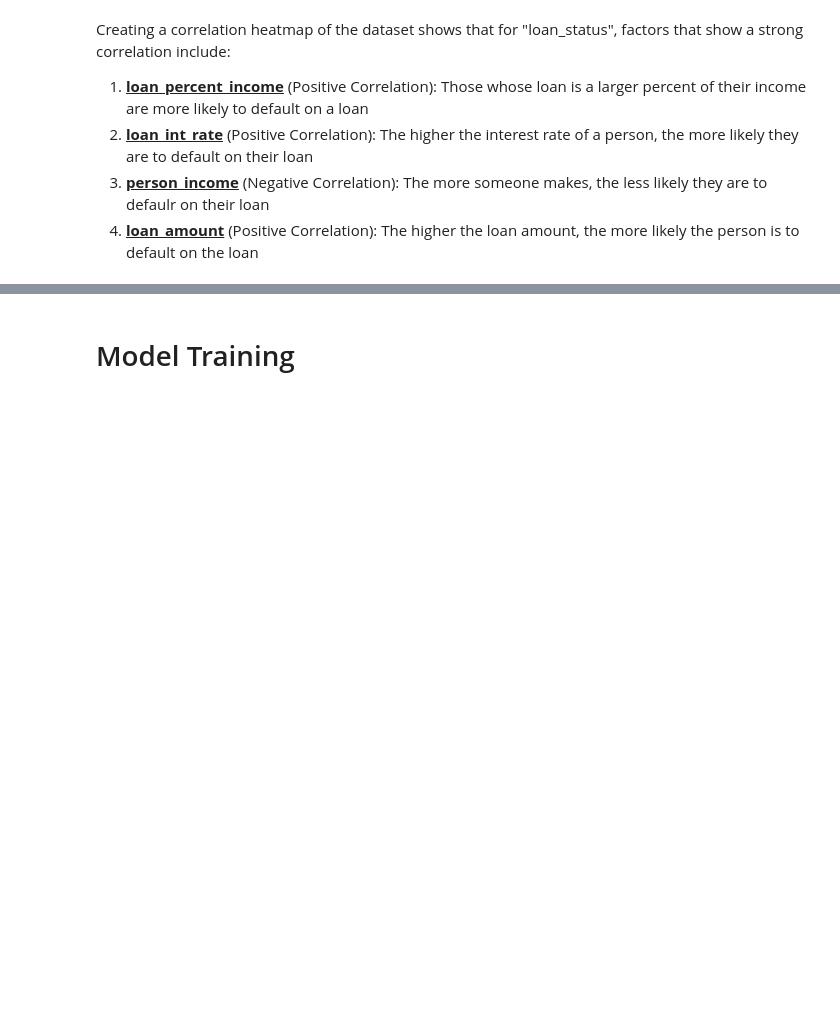
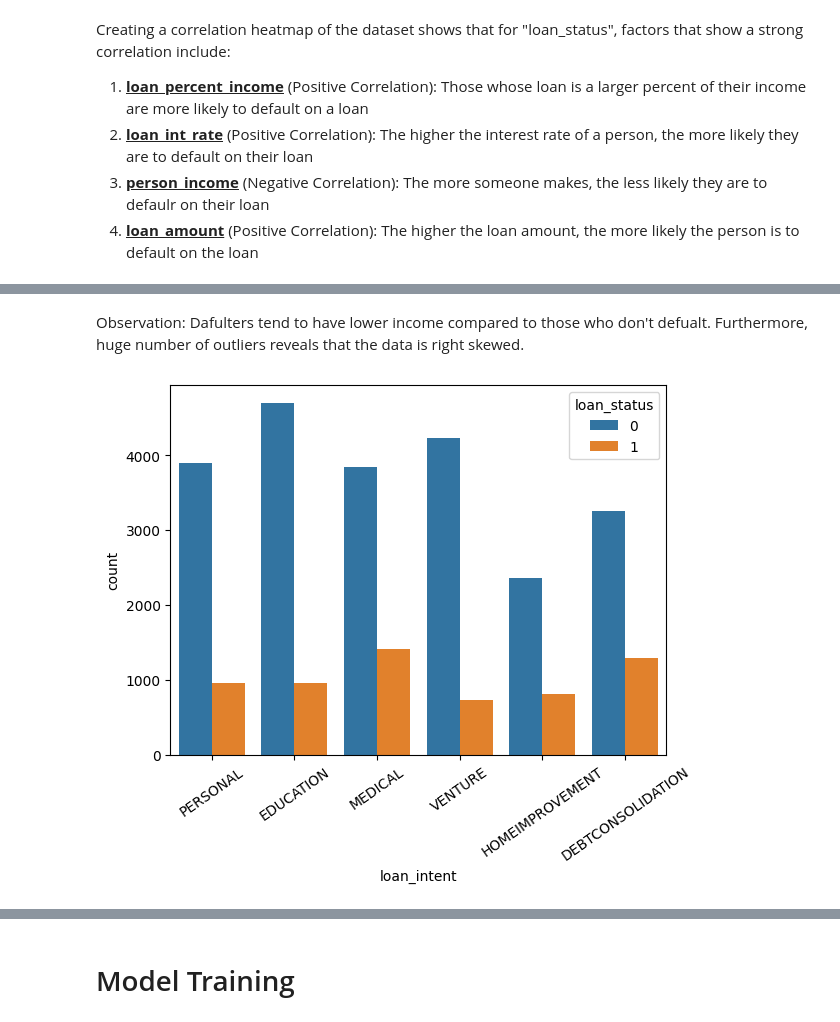
Before and after one commit to OlamideOgunjobi/Loan-Default-Prediction, a Jupyter notebook: notebooks/analyze.ipynb, the cells around one changed output, grey strips where cells are left out. Drawn from its saved outputs; the diff is of its cells as text; code cells hidden in the pictures; blank space fills up the shorter version.

```diff
--- a/notebooks/analyze.ipynb
+++ b/notebooks/analyze.ipynb
@@ -212,0 +219,9 @@ Creating a correlation heatmap of the dataset shows that for "loan_status", fact
+# %% [markdown]
+Observation: Dafulters tend to have lower income compared to those who don't defualt. Furthermore, huge number of outliers reveals that the data is right skewed.
+# %%
+# loan status vs loan intent
+sns.countplot(x='loan_intent', hue='loan_status', data=financialDF)
+plt.xticks(rotation = 35)
+plt.show()
+# %% [output]
+[figure, added]
```
Also changed, not shown: parts of 20 cells of this notebook.
